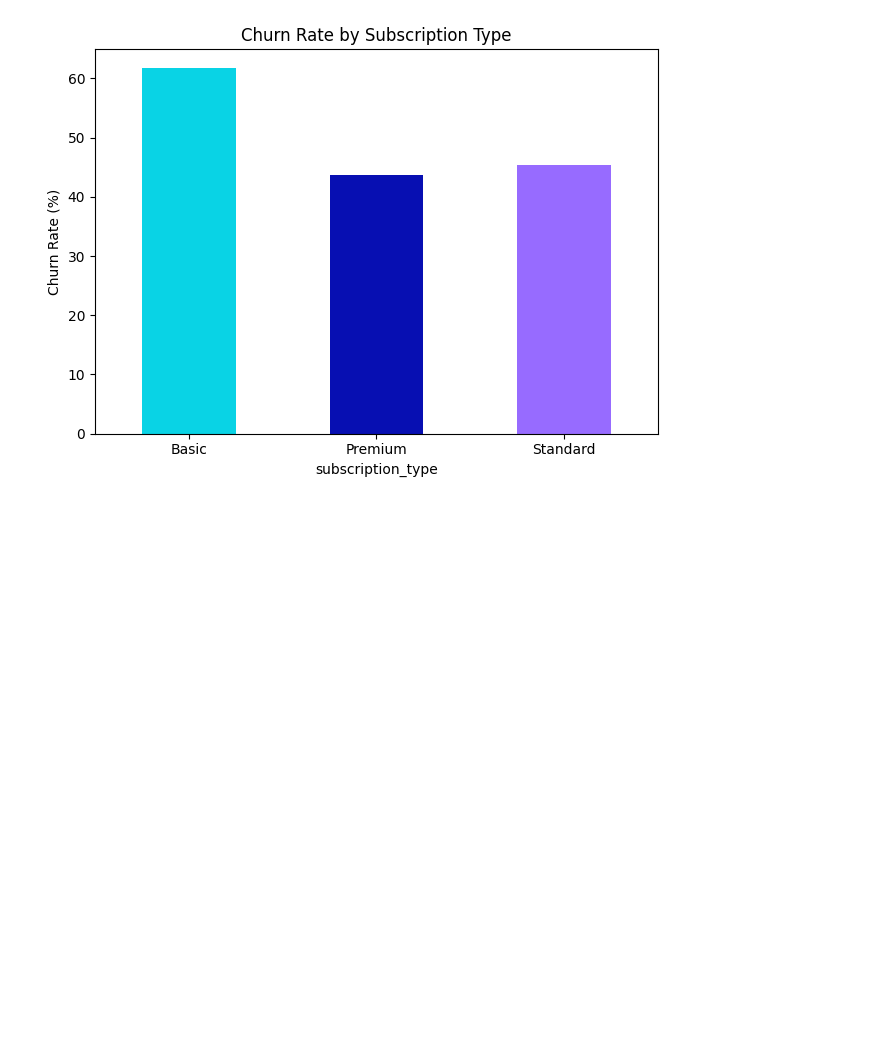
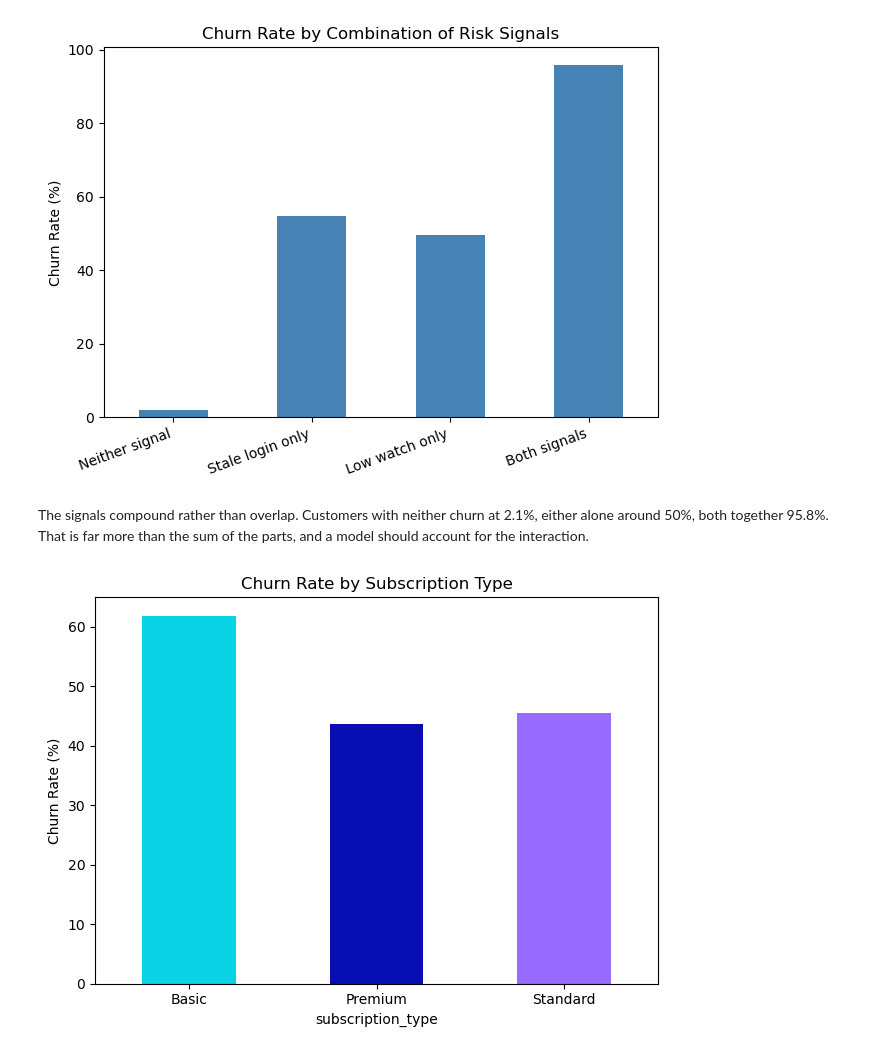
Before and after one commit to Dtumuhairwe/netflix_user_churn_prediction, a Jupyter notebook: notebooks/02_eda_visualizations.ipynb, the cells around one changed output. Saved outputs shown, nothing was run; the diff lists cells and outputs as text; code cells hidden in the pictures; blank space fills up the shorter version.

```diff
--- a/notebooks/02_eda_visualizations.ipynb
+++ b/notebooks/02_eda_visualizations.ipynb
@@ -17,3 +51,19 @@ df = pd.read_csv('../data/netflix_customer_churn.csv')
+# %%
+# Do the two signals compound?
+combo = (df.groupby(['low_watch','stale_login'])['churned'].mean()*100).round(1)
+combo.index = ['Neither signal', 'Stale login only', 'Low watch only', 'Both signals']
+
+combo.plot(kind='bar', color='steelblue')
+plt.title('Churn Rate by Combination of Risk Signals')
+plt.ylabel('Churn Rate (%)')
+plt.xlabel('')
+plt.xticks(rotation=20, ha='right')
+plt.tight_layout()
+plt.show()
+# %% [output]
+[figure, added]
+# %% [markdown]
+The signals compound rather than overlap. Customers with neither churn at 2.1%, either alone around 50%, both together 95.8%. That is far more than the sum of the parts, and a model should account for the interaction.
 # %%
 # Churn rate by subscription type
 churn_by_plan = df.groupby('subscription_type')['churned'].mean() * 100
```
Also changed, not shown: parts of 12 cells of this notebook, 3 other files.
